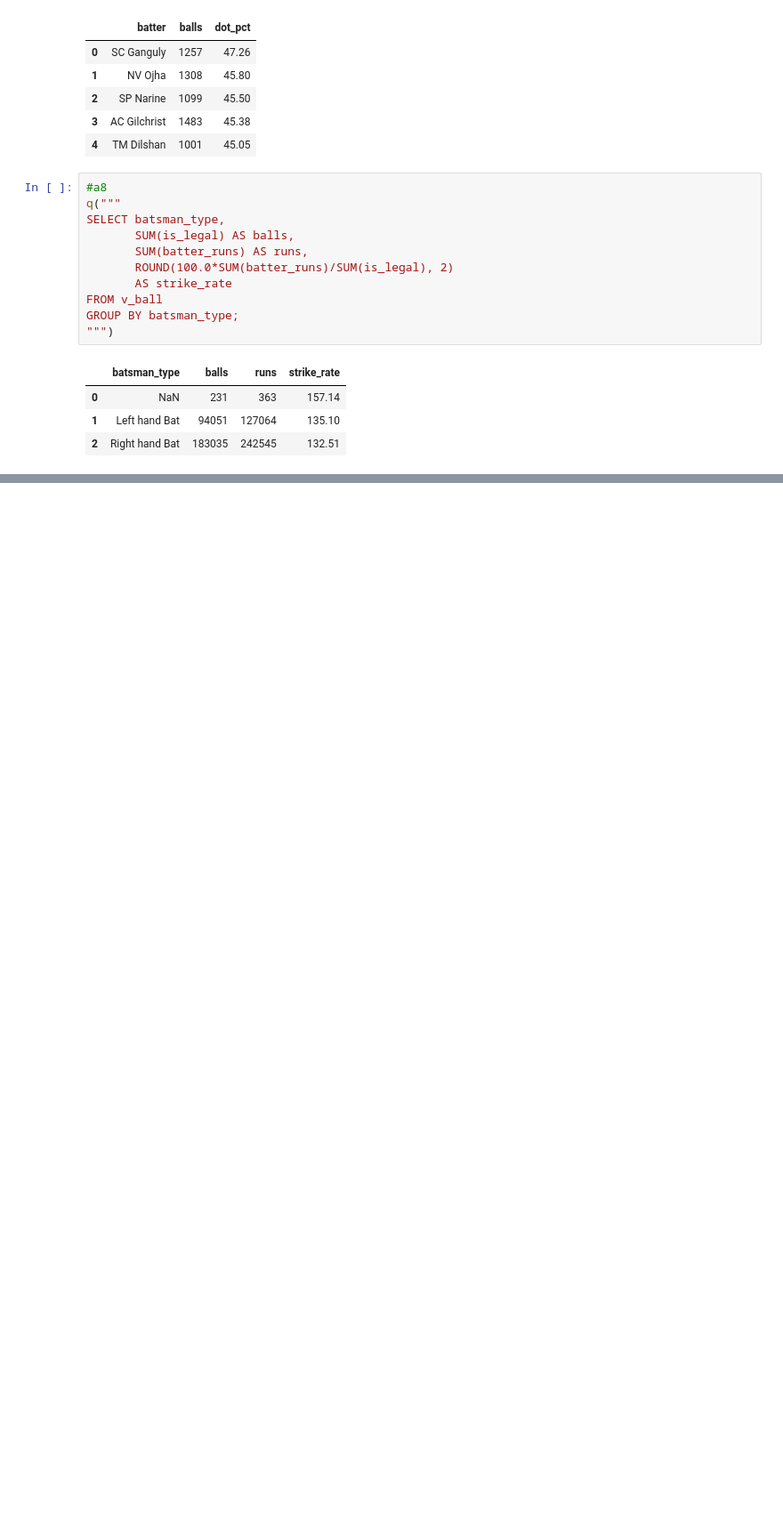
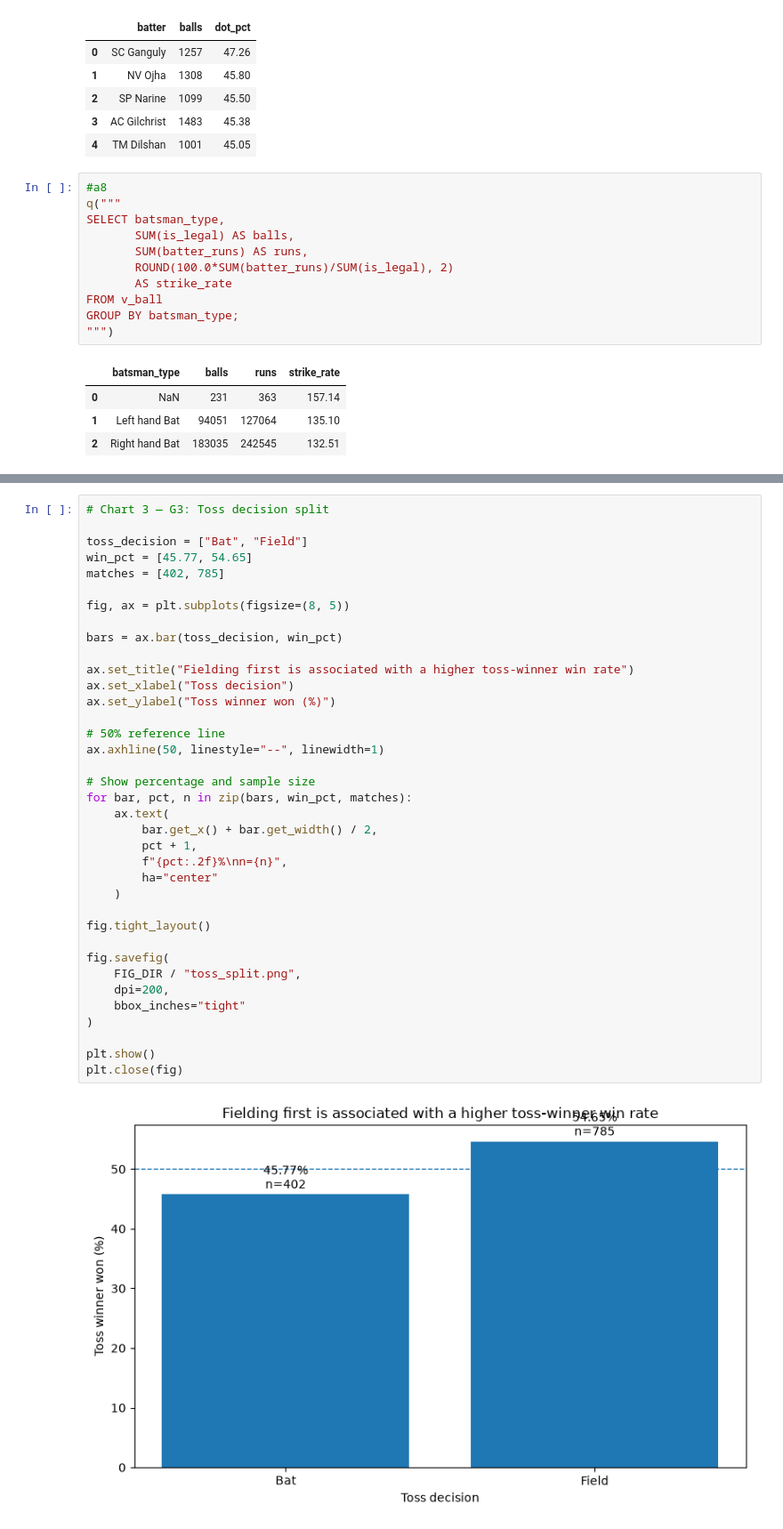
Before and after one commit to mueenudheenpbca25dbi-bit/ipl-cricket-analytics, a Jupyter notebook: ipl-cricket-analytics/notebooks/03_analysis.ipynb, the cells around one changed output, grey strips where cells are left out. Shown at 89% size. Cells and saved outputs as stored; diff of their text form; blank space fills up the shorter version.

```diff
--- a/ipl-cricket-analytics/notebooks/03_analysis.ipynb
+++ b/ipl-cricket-analytics/notebooks/03_analysis.ipynb
@@ -2320,0 +2430,39 @@ GROUP BY batsman_type;
+# %%
+# Chart 3 — G3: Toss decision split
+
+toss_decision = ["Bat", "Field"]
+win_pct = [45.77, 54.65]
+matches = [402, 785]
+
+fig, ax = plt.subplots(figsize=(8, 5))
+
+bars = ax.bar(toss_decision, win_pct)
+
+ax.set_title("Fielding first is associated with a higher toss-winner win rate")
+ax.set_xlabel("Toss decision")
+ax.set_ylabel("Toss winner won (%)")
+
+# 50% reference line
+ax.axhline(50, linestyle="--", linewidth=1)
+
+# Show percentage and sample size
+for bar, pct, n in zip(bars, win_pct, matches):
+    ax.text(
+        bar.get_x() + bar.get_width() / 2,
+        pct + 1,
+        f"{pct:.2f}%\nn={n}",
+        ha="center"
+    )
+
+fig.tight_layout()
+
+fig.savefig(
+    FIG_DIR / "toss_split.png",
+    dpi=200,
+    bbox_inches="tight"
+)
+
+plt.show()
+plt.close(fig)
+# %% [output]
+[figure, added]
```
Also changed, not shown: parts of 26 cells of this notebook, 18 other files.
